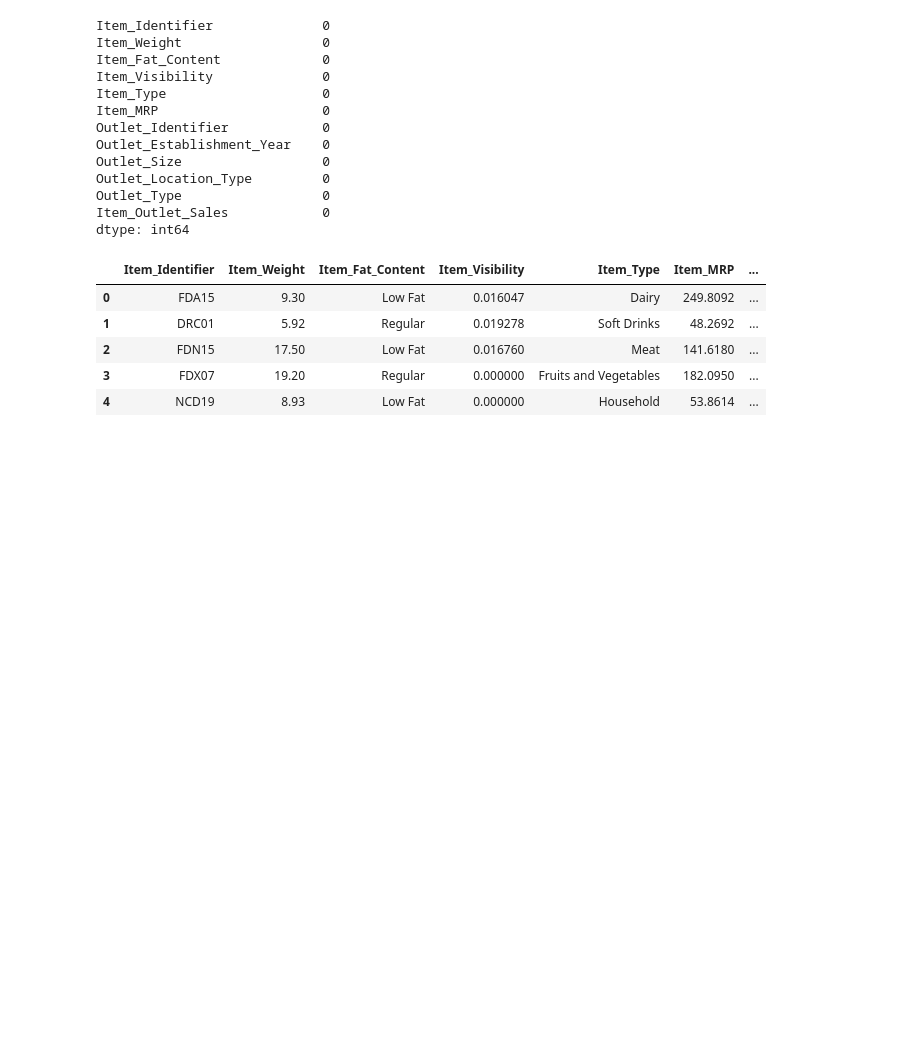
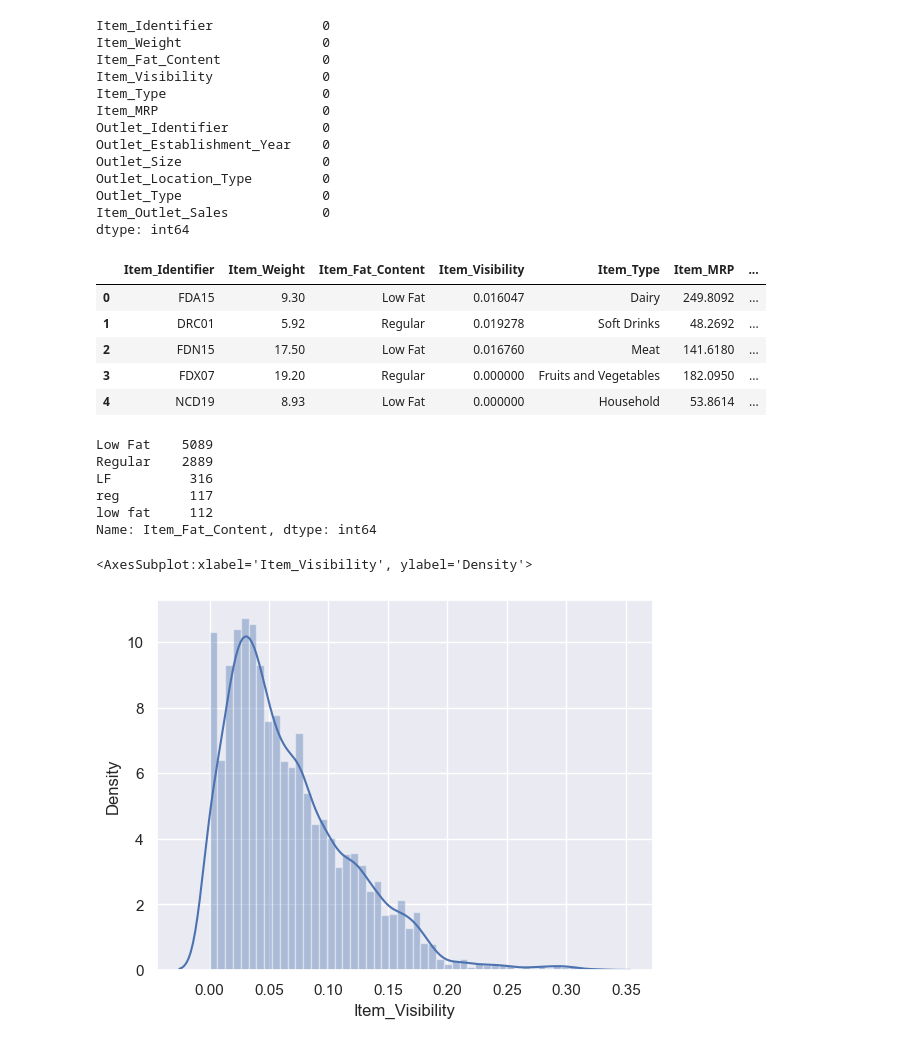
Before and after one commit to jeeva0301/BigMart, a Jupyter notebook: eda.ipynb, the cells around one changed output. Saved outputs shown, nothing was run; the diff lists cells and outputs as text; code cells hidden in the pictures; blank space fills up the shorter version.

```diff
--- a/eda.ipynb
+++ b/eda.ipynb
@@ -229,3 +227,16 @@ df.head()
 | 2 | FDN15 | 17.50 | Low Fat | 0.016760 | Meat | 141.6180 | ... |
 | 3 | FDX07 | 19.20 | Regular | 0.000000 | Fruits and Vegetables | 182.0950 | ... |
 | 4 | NCD19 | 8.93 | Low Fat | 0.000000 | Household | 53.8614 | ... |
+# %%
+df.drop(["Outlet_Identifier"],axis=1,inplace=True)
+# %%
+df["Item_Fat_Content"].value_counts()
+# %% [output]
+Low Fat    5089
+Regular    2889
+LF          316
+reg         117
+low fat     112
+Name: Item_Fat_Content, dtype: int64
+# %%
+df["Item_Fat_Content"].replace({"LF":"Low Fat","low fat":"Low Fat","reg":"Regular"},inplace=True)
@@ -231,0 +245,5 @@ df.head()
+# %%
+sns.distplot(df["Item_Visibility"])
+# %% [output]
+<AxesSubplot:xlabel='Item_Visibility', ylabel='Density'>
+[figure, added]
```
Also changed, not shown: parts of 7 cells of this notebook, 4 other files.
